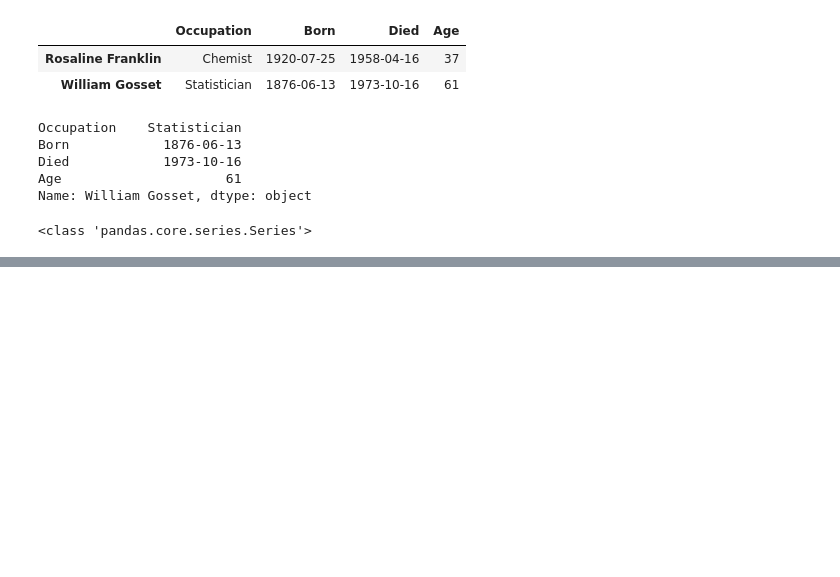
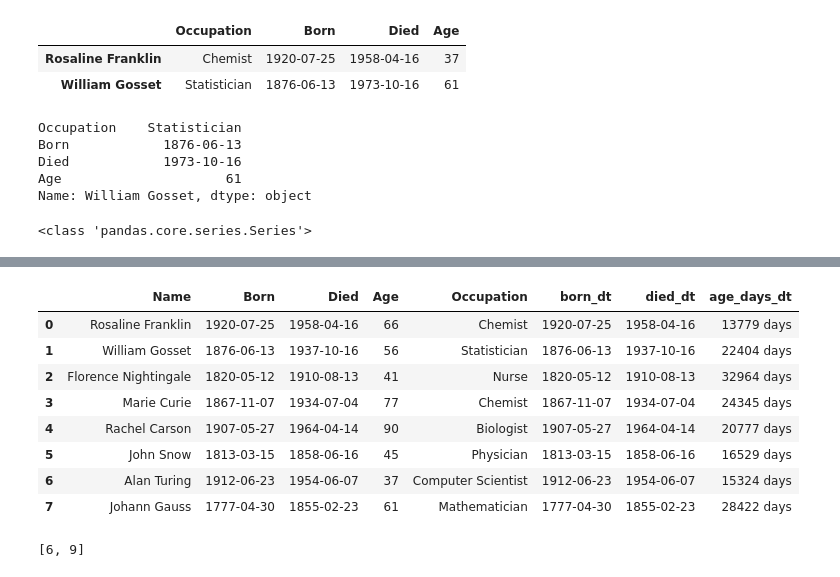
Before and after one commit to countifs/fork-doit_pandas, a Jupyter notebook: practice/03. 판다스 데이터프레임과 시리즈.ipynb, the cells around one changed output, grey strips where cells are left out. Saved outputs shown, nothing was run; the diff lists cells and outputs as text; code cells hidden in the pictures; blank space fills up the shorter version.

```diff
--- a/practice/03. 판다스 데이터프레임과 시리즈.ipynb
+++ b/practice/03. 판다스 데이터프레임과 시리즈.ipynb
@@ -196,0 +864,2 @@ print(type(first_row))
+# %%
+scientists_df_from_pickle = pd.read_pickle('/content/drive/MyDrive/fork/fork-doit_pandas/practice/scientists_df.pickle')
@@ -196,0 +878,12 @@ print(type(first_row))
+# %%
+scientists_df_from_pickle
+# %% [output]
+|  | Name | Born | Died | Age | Occupation | born_dt | died_dt | age_days_dt |
+| 0 | Rosaline Franklin | 1920-07-25 | 1958-04-16 | 66 | Chemist | 1920-07-25 | 1958-04-16 | 13779 days |
+| 1 | William Gosset | 1876-06-13 | 1937-10-16 | 56 | Statistician | 1876-06-13 | 1937-10-16 | 22404 days |
+| 2 | Florence Nightingale | 1820-05-12 | 1910-08-13 | 41 | Nurse | 1820-05-12 | 1910-08-13 | 32964 days |
+| 3 | Marie Curie | 1867-11-07 | 1934-07-04 | 77 | Chemist | 1867-11-07 | 1934-07-04 | 24345 days |
+| 4 | Rachel Carson | 1907-05-27 | 1964-04-14 | 90 | Biologist | 1907-05-27 | 1964-04-14 | 20777 days |
+| 5 | John Snow | 1813-03-15 | 1858-06-16 | 45 | Physician | 1813-03-15 | 1858-06-16 | 16529 days |
+| 6 | Alan Turing | 1912-06-23 | 1954-06-07 | 37 | Computer Scientist | 1912-06-23 | 1954-06-07 | 15324 days |
+| 7 | Johann Gauss | 1777-04-30 | 1855-02-23 | 61 | Mathematician | 1777-04-30 | 1855-02-23 | 28422 days |
@@ -196,0 +892,11 @@ print(type(first_row))
+# %%
+import pandas as pd
+import numpy as np
+
+np.random.seed(0)
+
+df = pd.DataFrame(np.random.randint(1,20,size=(10, 4)), columns=list('ABCD'))
+
+print (df.index[df['B'] == 19].tolist())
+# %% [output]
+[6, 9]
```
Also changed, not shown: parts of 113 cells of this notebook, 3 other files.
